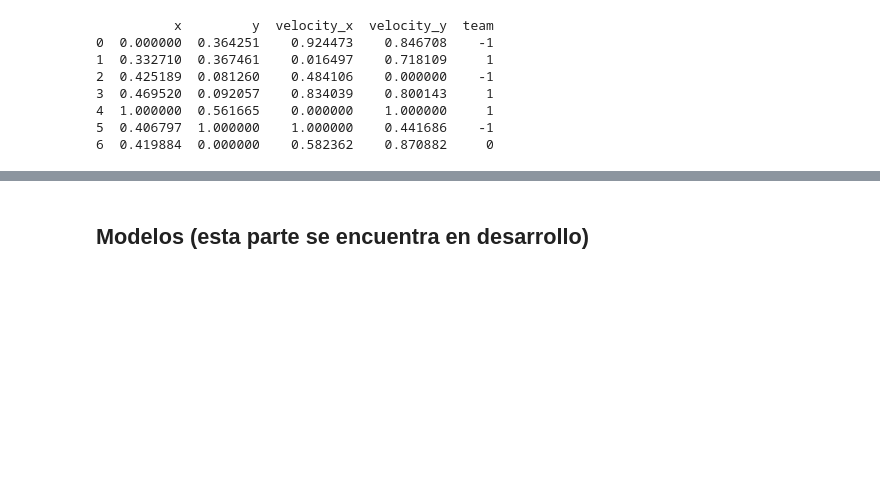
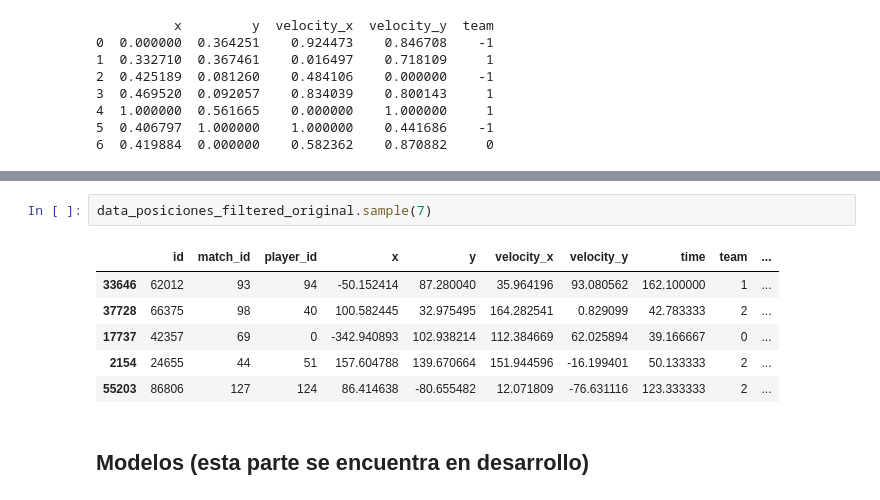
Before and after one commit to manoloBengo/haxball-ai, a Jupyter notebook: modelado/modelado.ipynb, the cells around one changed output, grey strips where cells are left out. Cells and saved outputs as stored; diff of their text form; blank space fills up the shorter version.

```diff
--- a/modelado/modelado.ipynb
+++ b/modelado/modelado.ipynb
@@ -169,3 +173,12 @@ data_posiciones_filtered_normalized.sample(7)
+# %%
+data_posiciones_filtered_original.sample(7)
+# %% [output]
+|  | id | match_id | player_id | x | y | velocity_x | velocity_y | time | team | ... |
+| 33646 | 62012 | 93 | 94 | -50.152414 | 87.280040 | 35.964196 | 93.080562 | 162.100000 | 1 | ... |
+| 37728 | 66375 | 98 | 40 | 100.582445 | 32.975495 | 164.282541 | 0.829099 | 42.783333 | 2 | ... |
+| 17737 | 42357 | 69 | 0 | -342.940893 | 102.938214 | 112.384669 | 62.025894 | 39.166667 | 0 | ... |
+| 2154 | 24655 | 44 | 51 | 157.604788 | 139.670664 | 151.944596 | -16.199401 | 50.133333 | 2 | ... |
+| 55203 | 86806 | 127 | 124 | 86.414638 | -80.655482 | 12.071809 | -76.631116 | 123.333333 | 2 | ... |
 # %% [markdown]
 ## Modelos (esta parte se encuentra en desarrollo)
 # %% [markdown]
```
Also changed, not shown: parts of 25 cells of this notebook.
